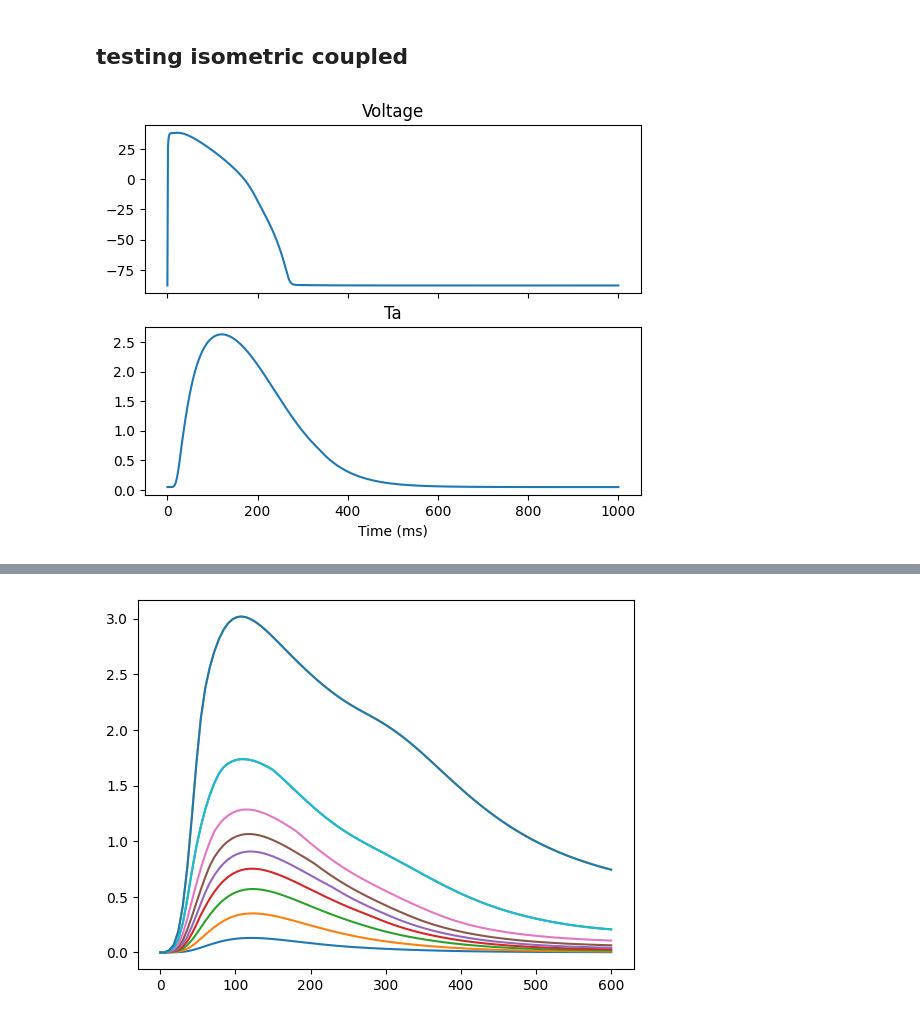
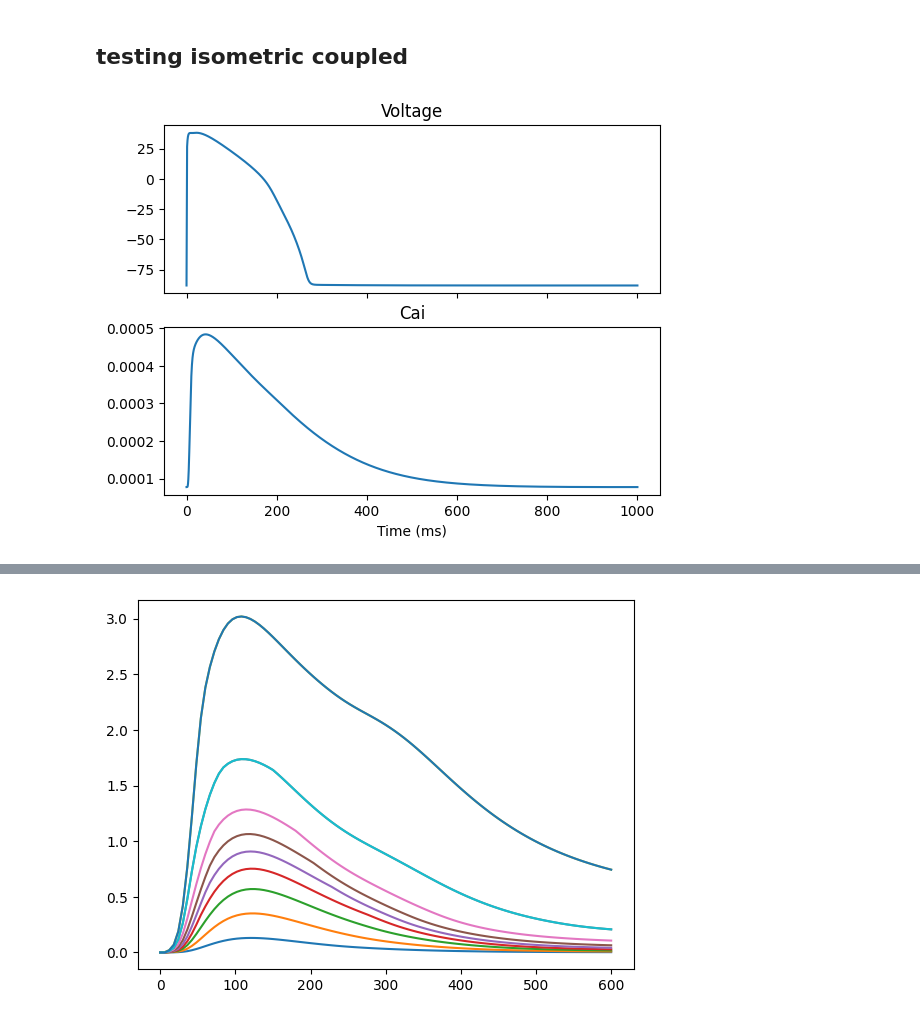
Before and after one commit to abraaum/master_project, a Jupyter notebook: Python/SL_test.ipynb, the cells around one changed output, grey strips where cells are left out. Drawn from its saved outputs; the diff is of its cells as text; code cells hidden in the pictures.

```diff
--- a/Python/SL_test.ipynb
+++ b/Python/SL_test.ipynb
@@ -14,36 +14,36 @@ import tqdm
 y0 = model.init_state_values()
 
 # Parameters, celltype = epi
 parameters = model.init_parameter_values(
     celltype=0,
     isometric=1)
 num_beats = 700  # Note: matlab uses 700 beats
 
 # Time steps
 tsteps = np.arange(0.0, 1000.0, 0.1)
 
 # Solve ODE
 for i in tqdm.tqdm(range(num_beats)):
     y = odeint(model.rhs, y0, tsteps, args=(parameters,))
     y0 = y[-1]
 
 # Extract the membrane potential
 V_idx = model.state_indices('v')
 V = y.T[V_idx]
 Cai_idx = model.state_indices('cai')
 Cai = y.T[Cai_idx]
 
 # Extract monitored values
-monitor = np.array([model.monitor(r, t, parameters) for r, t in zip(y, tsteps)])
-Ta_idx = model.monitor_indices('Ta')
-Ta = monitor.T[Ta_idx]
+#monitor = np.array([model.monitor(r, t, parameters) for r, t in zip(y, tsteps)])
+#Ta_idx = model.monitor_indices('Ta')
+#Ta = monitor.T[Ta_idx]
 
 fig, ax = plt.subplots(2, 1, sharex=True)
 ax[0].plot(tsteps, V)
 ax[0].set_title('Voltage')
-ax[1].plot(tsteps, Ta)
-ax[1].set_title('Ta')
+ax[1].plot(tsteps, Cai)
+ax[1].set_title('Cai')
 ax[1].set_xlabel('Time (ms)')
 plt.show()
 # %% [output]
-[figure, old version]
+[figure, new version]
```
Also changed, not shown: parts of 6 cells of this notebook, 1 other file.
